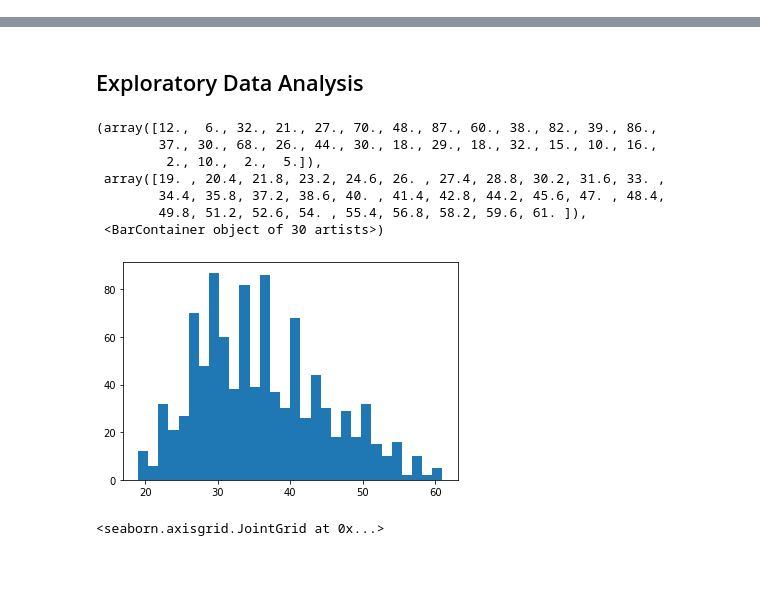
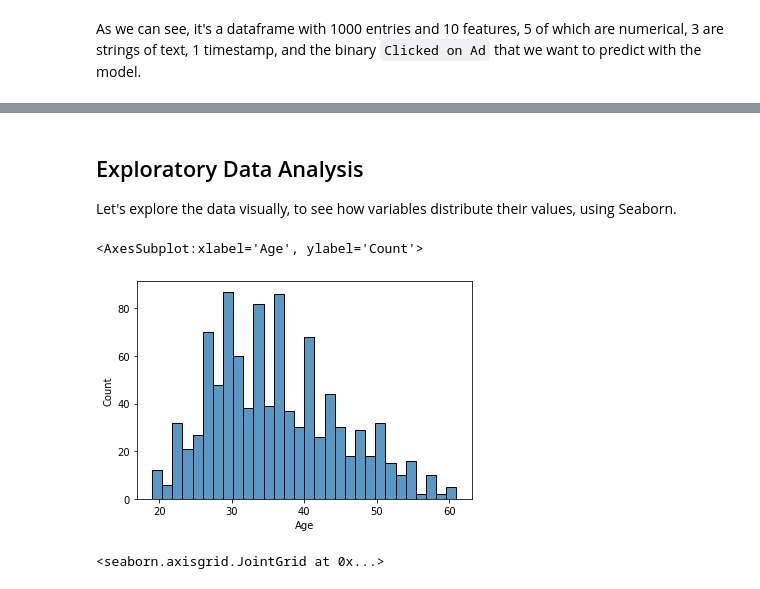
Before and after one commit to wonx/data-science-portfolio, a Jupyter notebook: advertising-logistic-regression/Main.ipynb, the cells around one changed output, grey strips where cells are left out. Cells and saved outputs as stored; diff of their text form; code cells hidden in the pictures.

```diff
--- a/advertising-logistic-regression/Main.ipynb
+++ b/advertising-logistic-regression/Main.ipynb
@@ -52,6 +53,8 @@ Data columns (total 10 columns):
  9   Clicked on Ad             1000 non-null   int64
 dtypes: float64(3), int64(3), object(4)
 memory usage: 78.2+ KB
+# %% [markdown]
+As we can see, it's a dataframe with 1000 entries and 10 features, 5 of which are numerical, 3 are strings of text, 1 timestamp, and the binary `Clicked on Ad` that we want to predict with the model.
 # %%
 data.describe()
 # %% [output]
@@ -64,17 +67,14 @@ data.describe()
 | 50% | 68.215000 | 35.000000 | 57012.300000 | 183.130000 | 0.000000 | 0.50000 |
 | 75% | 78.547500 | 42.000000 | 65470.635000 | 218.792500 | 1.000000 | 1.00000 |
 | max | 91.430000 | 61.000000 | 79484.800000 | 269.960000 | 1.000000 | 1.00000 |
-# %% [markdown]
-## Exploratory Data Analysis
+# %% [markdown]
+## Exploratory Data Analysis
+
+Let's explore the data visually, to see how variables distribute their values, using Seaborn.
 # %%
-plt.hist(x='Age', bins=30, data=data)
+# Age distribution of the userbase
+sns.histplot(x='Age', bins=30, data=data)
 # %% [output]
-(array([12.,  6., 32., 21., 27., 70., 48., 87., 60., 38., 82., 39., 86.,
-        37., 30., 68., 26., 44., 30., 18., 29., 18., 32., 15., 10., 16.,
-         2., 10.,  2.,  5.]),
- array([19. , 20.4, 21.8, 23.2, 24.6, 26. , 27.4, 28.8, 30.2, 31.6, 33. ,
-        34.4, 35.8, 37.2, 38.6, 40. , 41.4, 42.8, 44.2, 45.6, 47. , 48.4,
-        49.8, 51.2, 52.6, 54. , 55.4, 56.8, 58.2, 59.6, 61. ]),
- <BarContainer object of 30 artists>)
+<AxesSubplot:xlabel='Age', ylabel='Count'>
-[figure, old version]
+[figure, new version]
 # %%
```
Also changed, not shown: parts of 16 cells of this notebook.
